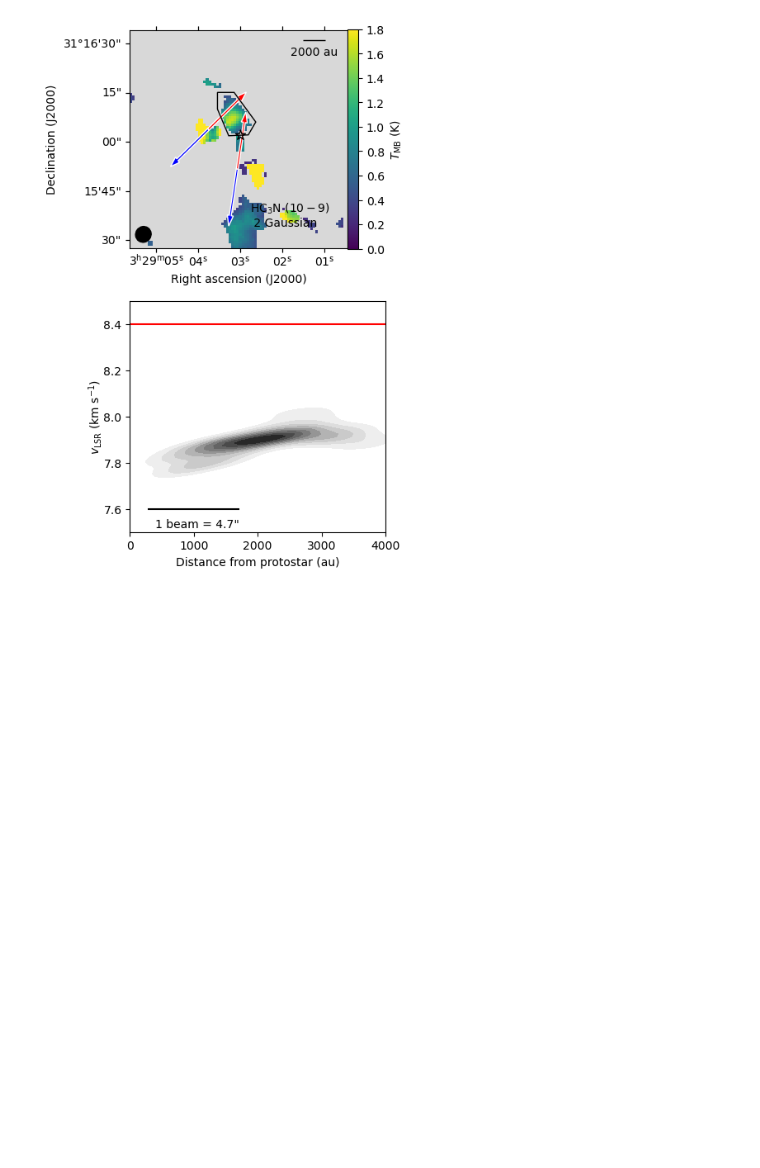
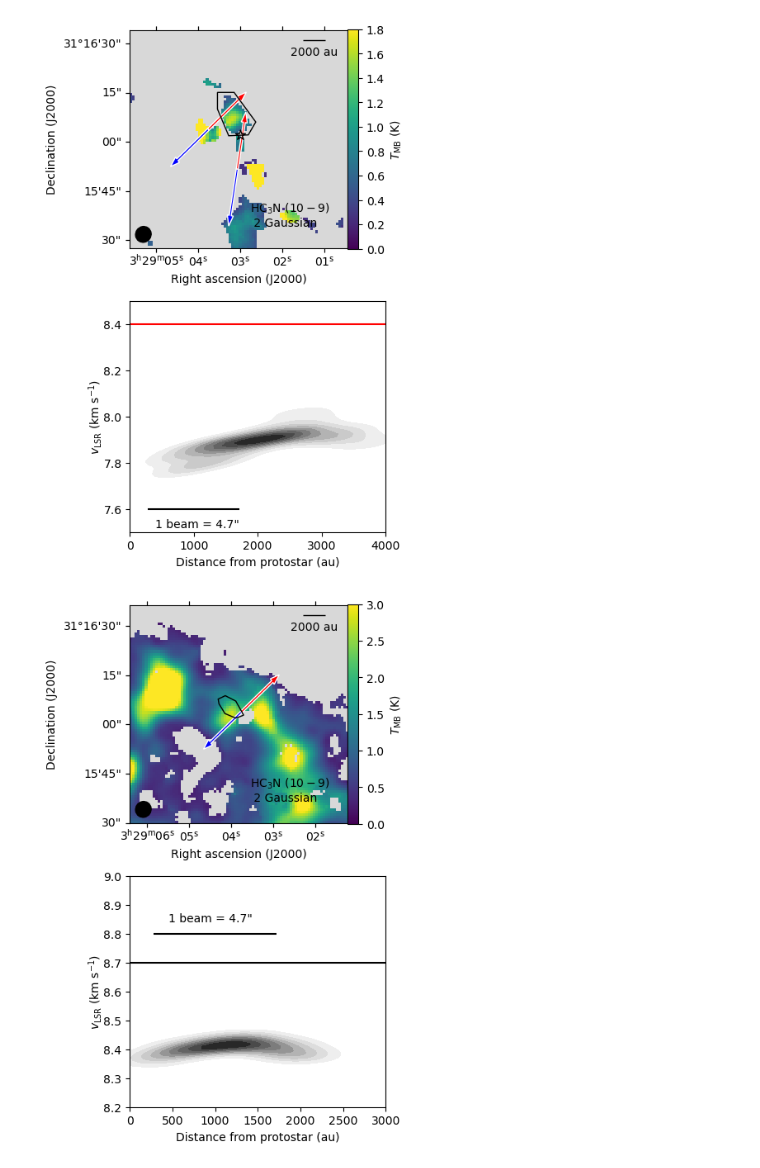
Before and after one commit to tere-valdivia/propstar_gasflow, a Jupyter notebook: figures_NGC1333SE.ipynb, the cells around one changed output. Cells and saved outputs as stored; diff of their text form; code cells hidden in the pictures; blank space fills up the shorter version.

```diff
--- a/figures_NGC1333SE.ipynb
+++ b/figures_NGC1333SE.ipynb
@@ -2279,3 +2279,62 @@ ax2.axhline(8.4, color='r')
 fig.savefig('figures/zoom_vla3_hc3n_tmb.pdf', bbox_inches='tight', dpi=300)
 # %% [output]
 [figure]
+# %%
+# SVS 13A
+
+svs13a_hc3nclusterfile = 'analysis/protostar_cutouts/SVS13A_HC3N_cluster4.fits'
+svs13a_n2hpclusterfile = 'analysis/protostar_cutouts/VLA3_N2Hp_cluster0.fits'
+svs13a_regionfile = 'analysis/protostar_cutouts/candidate_region_SVS13A.reg'
+
+svs13a_hc3ncluster, svs13a_hc3nhead = fits.getdata(svs13a_hc3nclusterfile, header=True)
+svs13a_wcsskyhc3n = WCS(svs13a_hc3nhead).celestial
+svs13a_n2hpcluster, svs13a_n2hphead = fits.getdata(svs13a_n2hpclusterfile, header=True)
+svs13a_wcsskyn2hp = WCS(svs13a_n2hphead).celestial
+svs13a_region = Regions.read(svs13a_regionfile)[0]
+svs13a_vlsr = catalog_protostars.loc[7, 'vlsr']
+# %%
+fig = plt.figure(figsize=(4,8))
+ax = fig.add_subplot(211, projection=svs13a_wcsskyhc3n)
+map = svs13a_hc3ncluster[0]
+cmap = cm.get_cmap('viridis').copy()
+cmap.set_bad('0.85')
+tmin = 0
+tmax = 3
+vmin = 8.2
+vmax = 9
+label = r'$T_{\mathrm{MB}}$ (K)'#r'$v_{\mathrm{LSR}}$(km s$^{-1}$)'
+
+sc1 = ax.imshow(map, cmap=cmap, vmin=tmin, vmax=tmax)
+fig.colorbar(sc1, ax=ax, label=label, pad=-0.002, shrink=0.95)
+reg_load_pix = svs13a_region.to_pixel(svs13a_wcsskyhc3n)
+reg_load_pix.visual['edgecolor'] = 'black'
+reg_load_pix.plot(ax=ax, zorder=100)
+#ax.scatter(catalog_protostars.loc[7, 'RAJ2000'], catalog_protostars.loc[7, 'DEJ2000'], transform=ax.get_transform('world'), marker='*', s=80, ec ='k', fc='None', zorder=100)
+add_beam(ax, major=bmaj, minor=bmin, angle=bpa, color='k', pad=0.1)
+ax.annotate('HC$_3$N ($10-9$)\n 2 Gaussian', (0.55, 0.1), xycoords='axes fraction', fontsize=10, color='k')
+# ax.annotate('N$_2$H$^+$ ($1-0$)\n Cluster 0', (0.6, 0.55), xycoords='axes fraction', fontsize=10, color='w')
+add_scalebar(ax, 2000/293*u.arcsec, corner='top right', label='2000 au')
+lon = ax.coords[0]
+lat = ax.coords[1]
+lon.set_axislabel('Right ascension (J2000)')
+lat.set_axislabel('Declination (J2000)')
+# outflow
+ax.arrow(catalog_protostars.loc[7, 'RAJ2000'], catalog_protostars.loc[7, 'DEJ2000'],  0.004*np.sin((130*u.deg).to(u.rad).value), 0.004*np.cos((130*u.deg).to(u.rad).value), transform=ax.get_transform('world'), fc='b', ec='w', width=0.0002)
+ax.arrow(catalog_protostars.loc[7, 'RAJ2000'], catalog_protostars.loc[7, 'DEJ2000'],  -0.004*np.sin((130*u.deg).to(u.rad).value), -0.004*np.cos((130*u.deg).to(u.rad).value), transform=ax.get_transform('world'), fc='r', ec='w', width=0.0002)
+# ax.arrow(catalog_protostars.loc[10, 'RAJ2000'], catalog_protostars.loc[10, 'DEJ2000'],  0.004*np.sin((170*u.deg).to(u.rad).value), 0.004*np.cos((170*u.deg).to(u.rad).value), transform=ax.get_transform('world'), fc='b', ec='w', width=0.0002)
+# ax.arrow(catalog_protostars.loc[10, 'RAJ2000'], catalog_protostars.loc[10, 'DEJ2000'],  -0.004*np.sin((170*u.deg).to(u.rad).value), -0.004*np.cos((170*u.deg).to(u.rad).value), transform=ax.get_transform('world'), fc='r', ec='w', width=0.0002)
+
+
+xx, yy, zz = do_kde(svs13a_hc3ncluster[1], svs13a_hc3nhead, catalog_protostars.loc[7, 'RAJ2000'], catalog_protostars.loc[7, 'DEJ2000'],
+                    reg_load_pix, 293, 0, 3000, vmin, vmax)
+ax2 = fig.add_subplot(212)
+ax2.contourf(xx, yy, zz, cmap='Greys', levels=np.arange(0.1, 1.2, 0.1), vmin=0., vmax=1.1)
+ax2.set_ylim([vmin, vmax])
+ax2.set_xlabel('Distance from protostar (au)')
+ax2.set_ylabel(r'$v_{\mathrm{LSR}}$ (km s$^{-1}$)',labelpad=-0.1)
+ax2.hlines(y=8.8, xmin=1000-(bmaj.to(u.arcsec).value/2*293), xmax=1000+(bmaj.to(u.arcsec).value/2*293), color='k')
+ax2.annotate('1 beam = 4.7"', (0.15, 0.8), xycoords='axes fraction')
+ax2.axhline(svs13a_vlsr, color='k')
+fig.savefig('figures/zoom_svs13a_hc3n_tmb.pdf', bbox_inches='tight', dpi=300)
+# %% [output]
+[figure, added]
```
Also changed, not shown: parts of 1 cell of this notebook, 3 other files.
